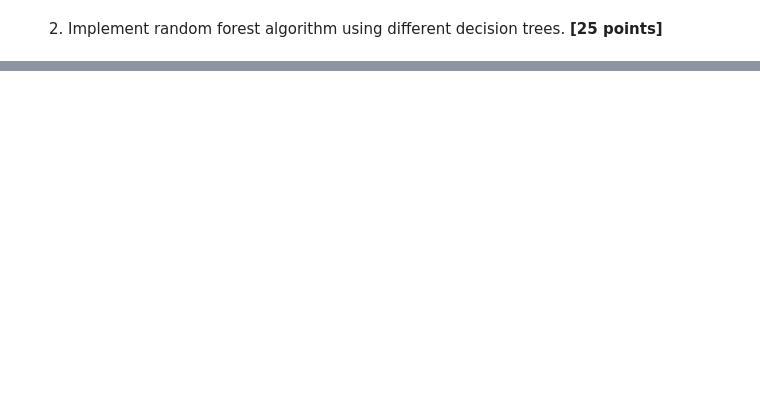
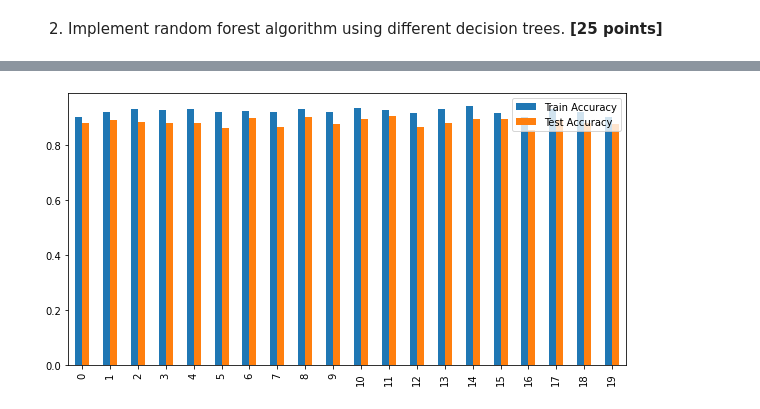
Before and after one commit to mkrishnapraneet/SMAI, a Jupyter notebook: assi3/Assignment 3.ipynb, the cells around one changed output, grey strips where cells are left out. Drawn from its saved outputs; the diff is of its cells as text; code cells hidden in the pictures; blank space fills up the shorter version.

```diff
--- a/assi3/Assignment 3.ipynb
+++ b/assi3/Assignment 3.ipynb
@@ -76,6 +210,26 @@ You can try to normalize each column (feature) separately with wither one of the
 #######################
 # Your code goes here #
 #######################
+
+# split the data into 5 sets for cross validation
+
+X_train, X_test, y_train, y_test = train_test_split(X, y, test_size=0.2, random_state=42)
+
+# use PCA to reduce the dimensionality of the data
+
+from sklearn.decomposition import PCA
+
+pca = PCA(n_components=10)
+pca.fit(X)
+X_reduced = pca.transform(X)
+
+X_train_reduced, X_test_reduced, y_train_reduced, y_test_reduced = train_test_split(X_reduced, y, test_size=0.2, random_state=42)
+
+
+# print(X_train.shape)
+# print(X_test.shape)
+# print(y_train.shape)
+# print(y_test.shape)
 # %% [markdown]
 You need to perform a K fold validation on this and report the average training error over all the k validations.
 - For this , you need to split the training data into k splits.
@@ -97,7 +396,75 @@ Which class does random forests belong to and why? **[5 points]**
 # %% [markdown]
 2. Implement random forest algorithm using different decision trees. **[25 points]**
 # %%
-def random_forest_algorithm(): # Pass necessary params as per requirements
+def random_forest_algorithm(num_trees, X, y, num_features_req): # Pass necessary params as per requirements
     #######################
     # Your code goes here #
     #######################
+
+    # print(X.shape)
+    # print(y.shape)
+
+    X_train, X_test, y_train,  y_test = train_test_split(X, y, test_size=0.2, random_state=42)
+
+    print("X_train shape: ", X_train.shape)
+    print("y_train shape: ", y_train.shape)
+
+    num_data = X_train.shape[0]
+    # print(num_data)
+    # print(num_data)
+    num_features = X_train.shape[1]
+
+    # forest = []
+    train_accuracy = []
+    test_accuracy = []
+
+    for i in range(num_trees):
+        # print("Tree: ", i+1)
+        # print("num_data: ", num_data)
+        # print("num_features: ", num_features)
+        # print("X.shape: ", X.shape)
+        # print("y.shape: ", y.shape)
+
+        # create a random sample of data with replacement
+        sample_indices = np.random.choice(num_data, num_data, replace=True)
+        X_sample = X_train[sample_indices]
+        y_sample = y_train[sample_indices]
+
+        # create a random sample of features without replacement
+        feature_indices = np.random.choice(num_features, num_features_req, replace=False)
+        X_sample = X_sample[:, feature_indices]
+        X_test_sample = X_test[:, feature_indices]
+
+
+        # print("X_sample.shape: ", X_sample.shape)
+        # print("y_sample.shape: ", y_sample.shape)
+
+        # create a decision tree
+        clf = DecisionTreeClassifier(criterion='gini', max_depth=5, random_state=42)
+        clf.fit(X_sample, y_sample)
+
+        # predict the labels for the data
+        y_pred_train = clf.predict(X_sample)
+        y_pred_test = clf.predict(X_test_sample)
+
+        # print("y_pred_train.shape: ", y_pred_train.shape)
+        # print("y_pred_test.shape: ", y_pred_test.shape)
+
+
+        # calculate the accuracy
+        train_accuracy.append(accuracy_score(y_sample, y_pred_train))
+        test_accuracy.append(accuracy_score(y_test, y_pred_test))
+        # print("yes\n")
+
+    return train_accuracy, test_accuracy
+
+
+random_forest = random_forest_algorithm(20, X, y, 40)
+
+print("Random Forest Train Accuracy: ", np.mean(random_forest[0]))
+print("Random Forest Test Accuracy: ", np.mean(random_forest[1]))
+
+df = pd.DataFrame({'Train Accuracy': random_forest[0], 'Test Accuracy': random_forest[1]})
+df.plot(kind='bar', figsize=(10, 5))
+plt.show()
+# %% [output]
@@ -103,0 +475 @@ def random_forest_algorithm(): # Pass necessary params as per requirements
+[figure, added]
```
Also changed, not shown: parts of 9 cells of this notebook, 2 other files.
